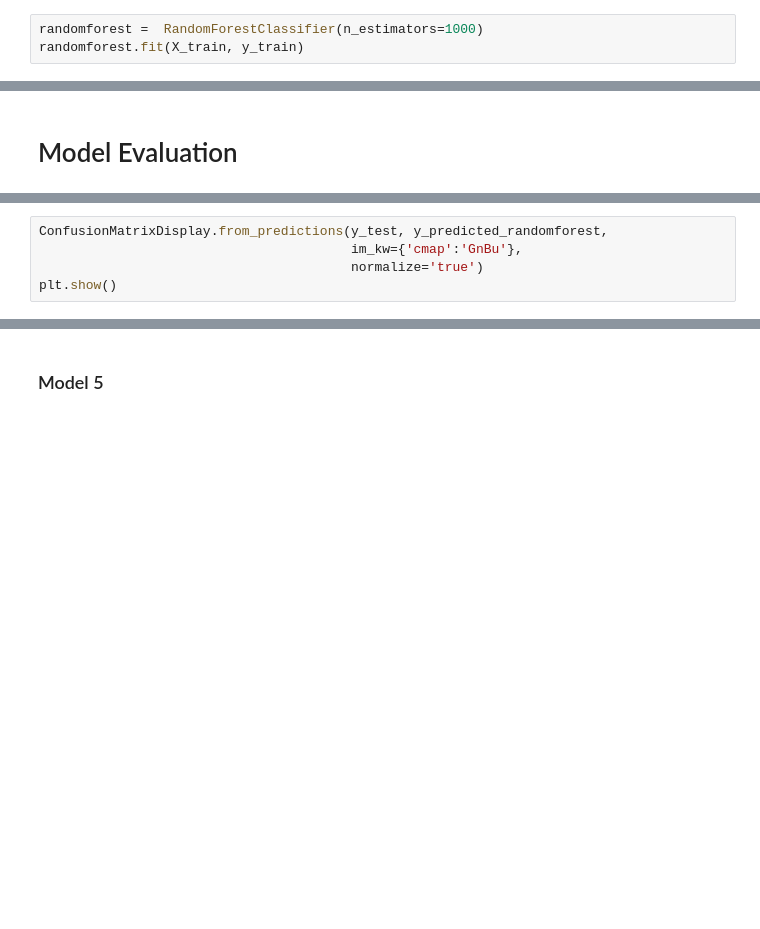
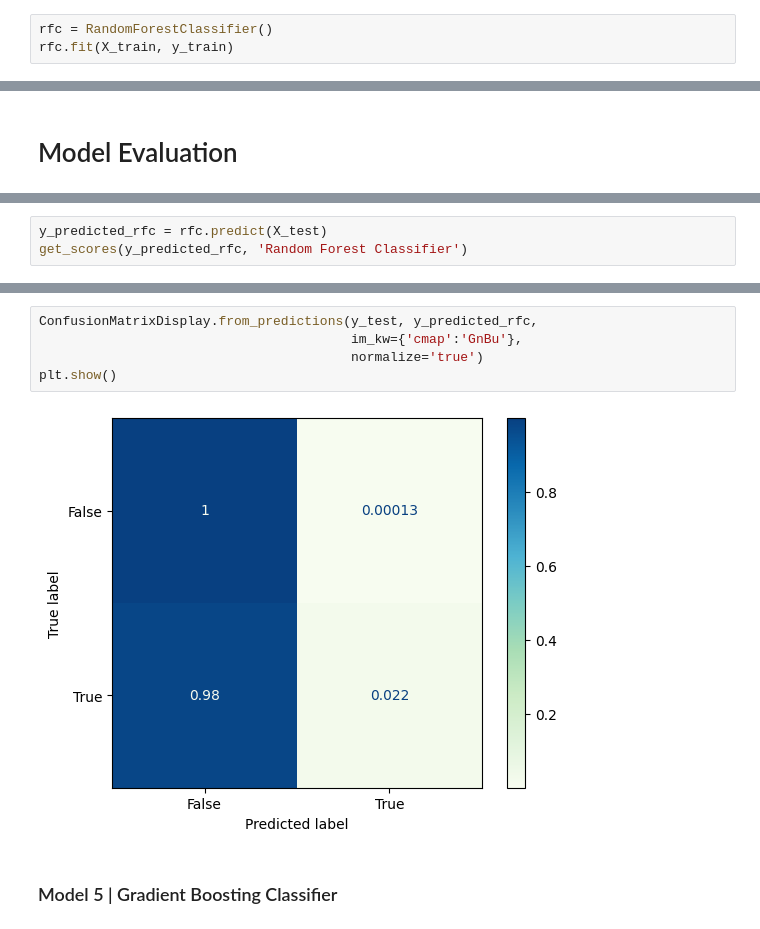
Before and after one commit to artemdmytrenko/python_proj, a Jupyter notebook: 4_training_models.ipynb, the cells around one changed output, grey strips where cells are left out. Saved outputs shown, nothing was run; the diff lists cells and outputs as text; blank space fills up the shorter version.

```diff
--- a/4_training_models.ipynb
+++ b/4_training_models.ipynb
@@ -149,5 +221,5 @@ lsvc.fit(X_train, y_train)
 # %% [markdown]
 ### Model 4 | Forests of randomized trees
 # %%
-randomforest =  RandomForestClassifier(n_estimators=1000)
-randomforest.fit(X_train, y_train)
+rfc = RandomForestClassifier()
+rfc.fit(X_train, y_train)
@@ -196,5 +322,3 @@ plt.show()
 # %%
-ConfusionMatrixDisplay.from_predictions(y_test, y_predicted_randomforest,
-                                        im_kw={'cmap':'GnBu'},
-                                        normalize='true')
-plt.show()
+y_predicted_rfc = rfc.predict(X_test)
+get_scores(y_predicted_rfc, 'Random Forest Classifier')
@@ -201,2 +332,9 @@ plt.show()
+# %%
+ConfusionMatrixDisplay.from_predictions(y_test, y_predicted_rfc,
+                                        im_kw={'cmap':'GnBu'},
+                                        normalize='true')
+plt.show()
+# %% [output]
+[figure, added]
 # %% [markdown]
-### Model 5
+### Model 5 | Gradient Boosting Classifier
```
Also changed, not shown: parts of 53 cells of this notebook, 2 other files.
